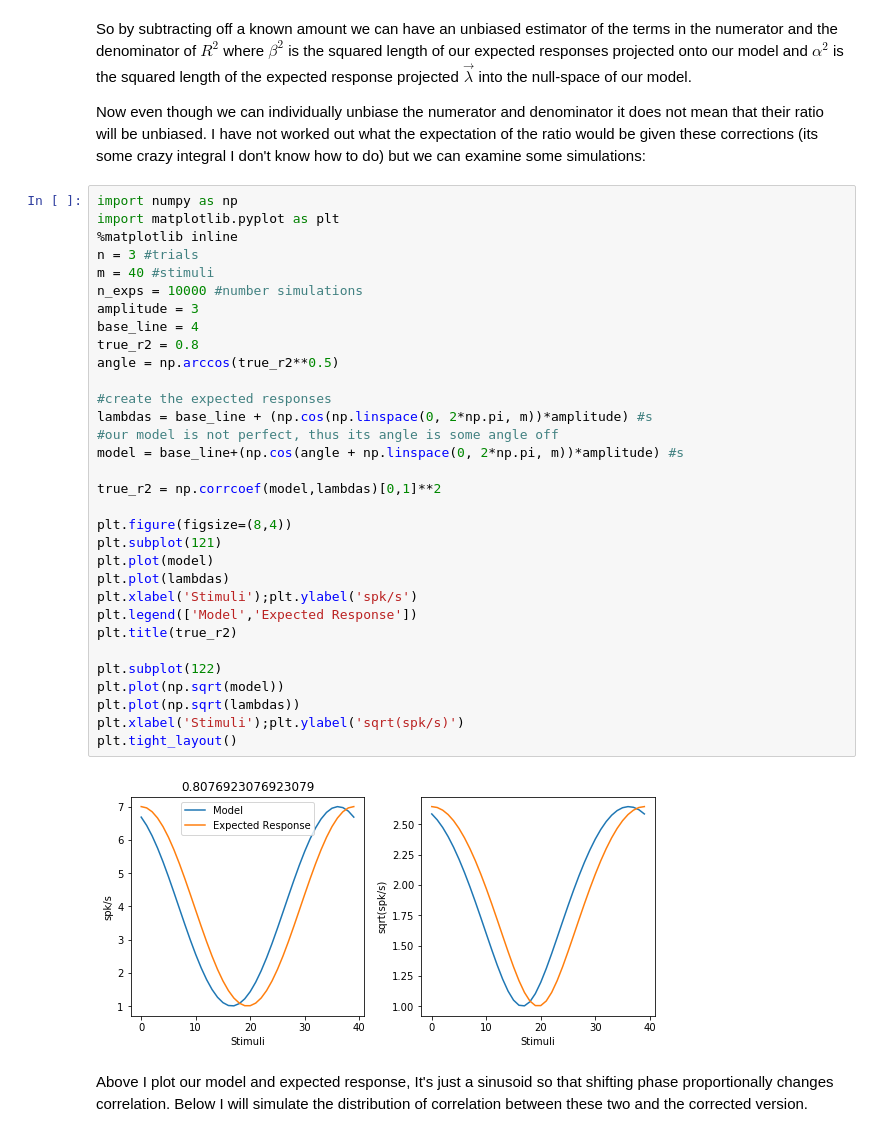
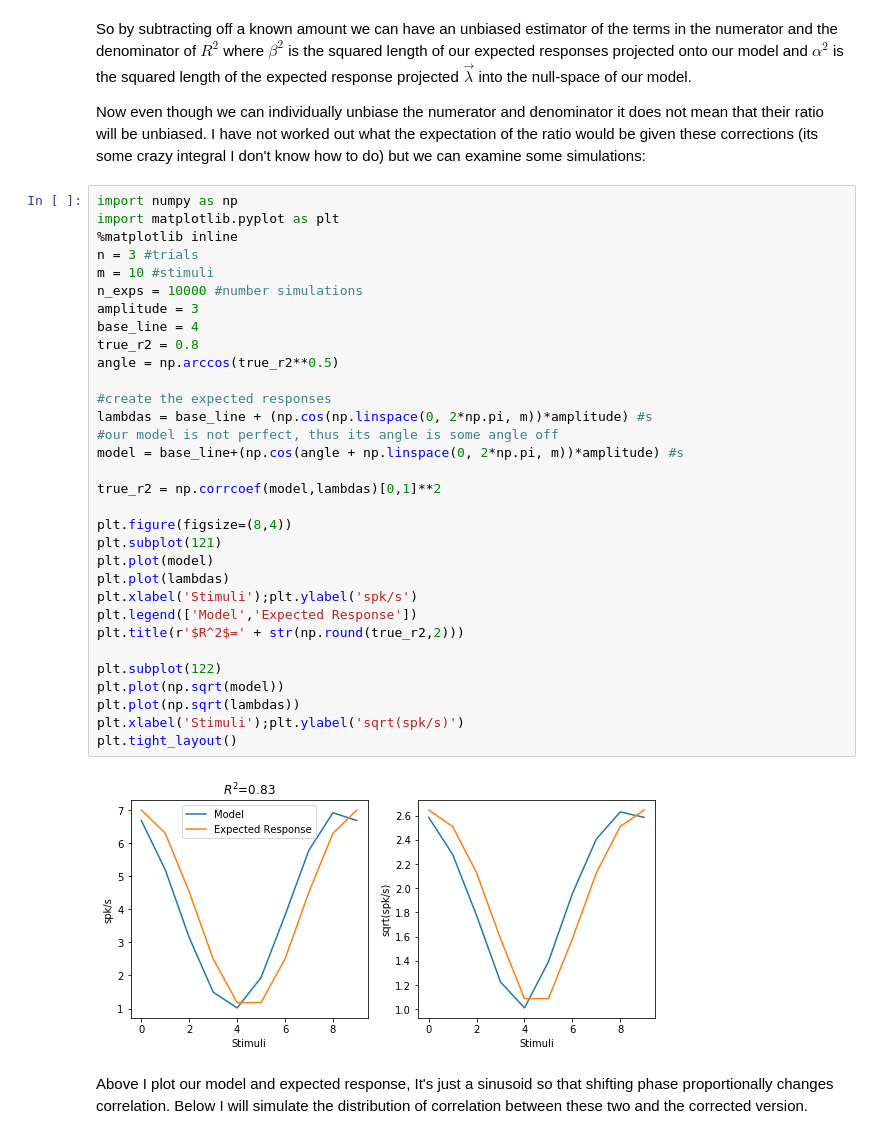
Before and after one commit to deanpospisil/ipython_nb, a Jupyter notebook: For Reza/Distribution of Fraction of variance.ipynb, the cells around one changed output. Cells and saved outputs as stored; diff of their text form.

```diff
--- a/For Reza/Distribution of Fraction of variance.ipynb
+++ b/For Reza/Distribution of Fraction of variance.ipynb
@@ -91,36 +93,36 @@ Now even though we can individually unbiase the numerator and denominator it doe
 import numpy as np
 import matplotlib.pyplot as plt
 %matplotlib inline
 n = 3 #trials
-m = 40 #stimuli
+m = 10 #stimuli
 n_exps = 10000 #number simulations
 amplitude = 3
 base_line = 4
 true_r2 = 0.8
 angle = np.arccos(true_r2**0.5)
 
 #create the expected responses
 lambdas = base_line + (np.cos(np.linspace(0, 2*np.pi, m))*amplitude) #s
 #our model is not perfect, thus its angle is some angle off
 model = base_line+(np.cos(angle + np.linspace(0, 2*np.pi, m))*amplitude) #s
 
 true_r2 = np.corrcoef(model,lambdas)[0,1]**2
 
 plt.figure(figsize=(8,4))
 plt.subplot(121)
 plt.plot(model)
 plt.plot(lambdas)
 plt.xlabel('Stimuli');plt.ylabel('spk/s')
 plt.legend(['Model','Expected Response'])
-plt.title(true_r2)
+plt.title(r'$R^2$=' + str(np.round(true_r2,2)))
 
 plt.subplot(122)
 plt.plot(np.sqrt(model))
 plt.plot(np.sqrt(lambdas))
 plt.xlabel('Stimuli');plt.ylabel('sqrt(spk/s)')
 plt.tight_layout()
 # %% [output]
-[figure, old version]
+[figure, new version]
 # %% [markdown]
 Above I plot our model and expected response, It's just a sinusoid so that shifting phase proportionally changes correlation. Below I will simulate the distribution of correlation between these two and the corrected version.
 # %%
```
Also changed, not shown: parts of 3 cells of this notebook, 30 other files.
